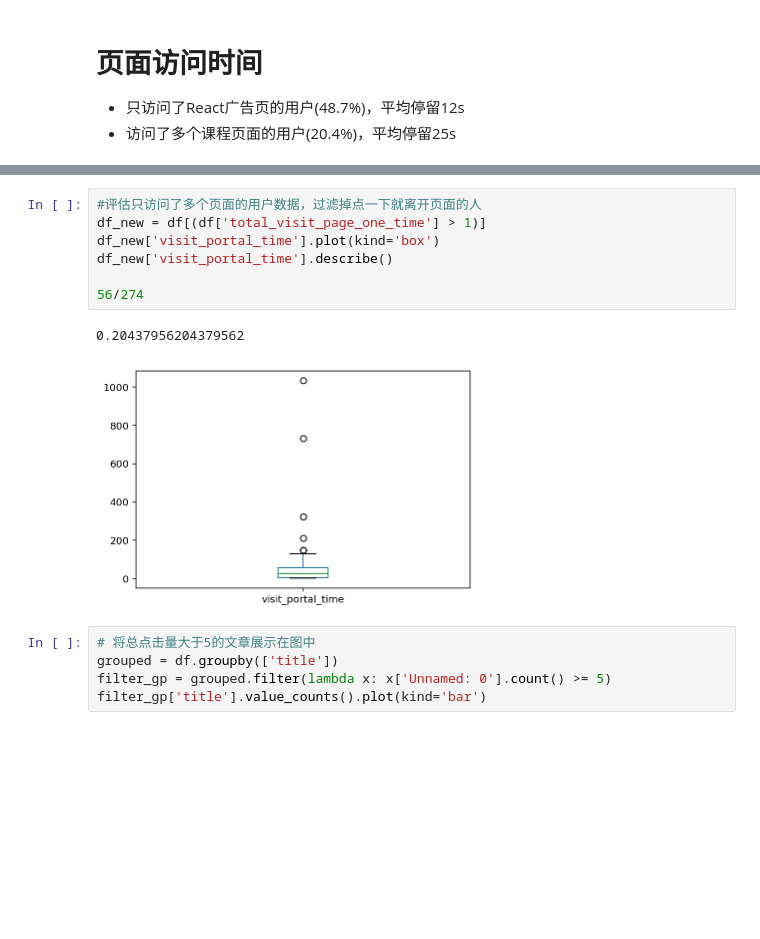
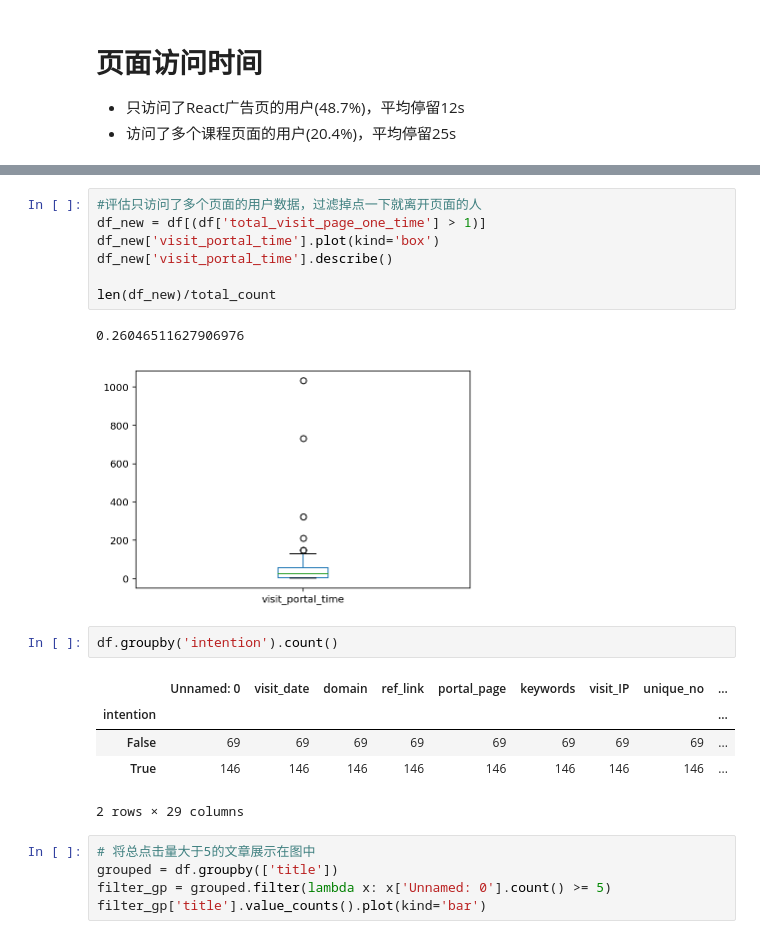
Before and after one commit to zhoux0130/udacity_data_analysis_WeRateDogs, a Jupyter notebook: ad_analysis/ryf_report.ipynb, the cells around one changed output, grey strips where cells are left out. Cells and saved outputs as stored; diff of their text form; blank space fills up the shorter version.

```diff
--- a/ad_analysis/ryf_report.ipynb
+++ b/ad_analysis/ryf_report.ipynb
@@ -30,10 +42,18 @@ df_new = df[(df['total_visit_page_one_time'] > 1)]
 df_new['visit_portal_time'].plot(kind='box')
 df_new['visit_portal_time'].describe()
 
-56/274
+len(df_new)/total_count
 # %% [output]
-0.20437956204379562
+0.26046511627906976
 [figure]
+# %%
+df.groupby('intention').count()
+# %% [output]
+|  | Unnamed: 0 | visit_date | domain | ref_link | portal_page | keywords | visit_IP | unique_no | ... |
+| intention |  |  |  |  |  |  |  |  | ... |
+| False | 69 | 69 | 69 | 69 | 69 | 69 | 69 | 69 | ... |
+| True | 146 | 146 | 146 | 146 | 146 | 146 | 146 | 146 | ... |
+2 rows × 29 columns
 # %%
 # 将总点击量大于5的文章展示在图中
 grouped = df.groupby(['title'])
```
Also changed, not shown: parts of 3 cells of this notebook.
